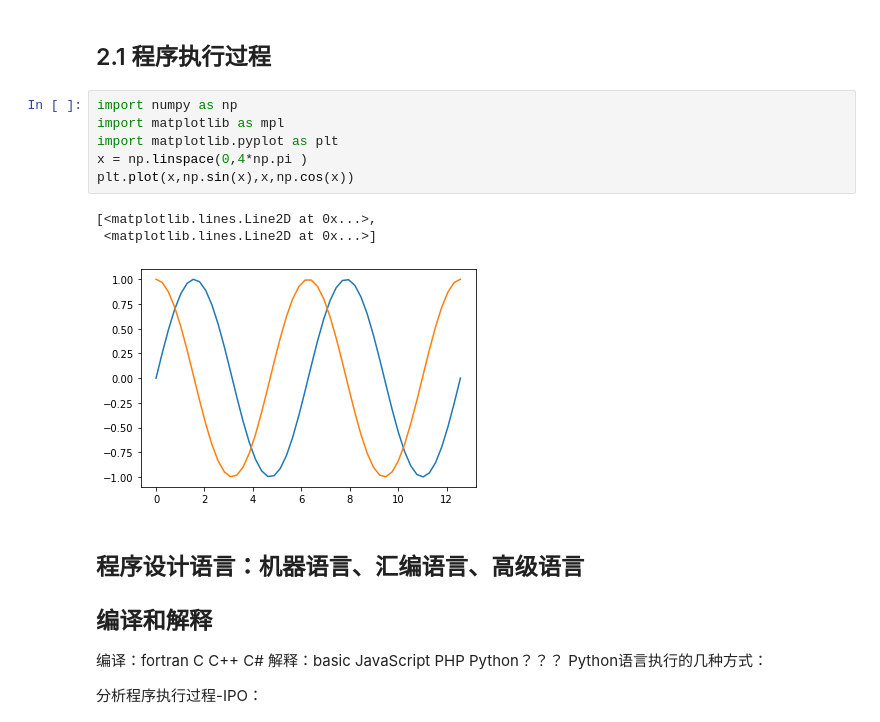
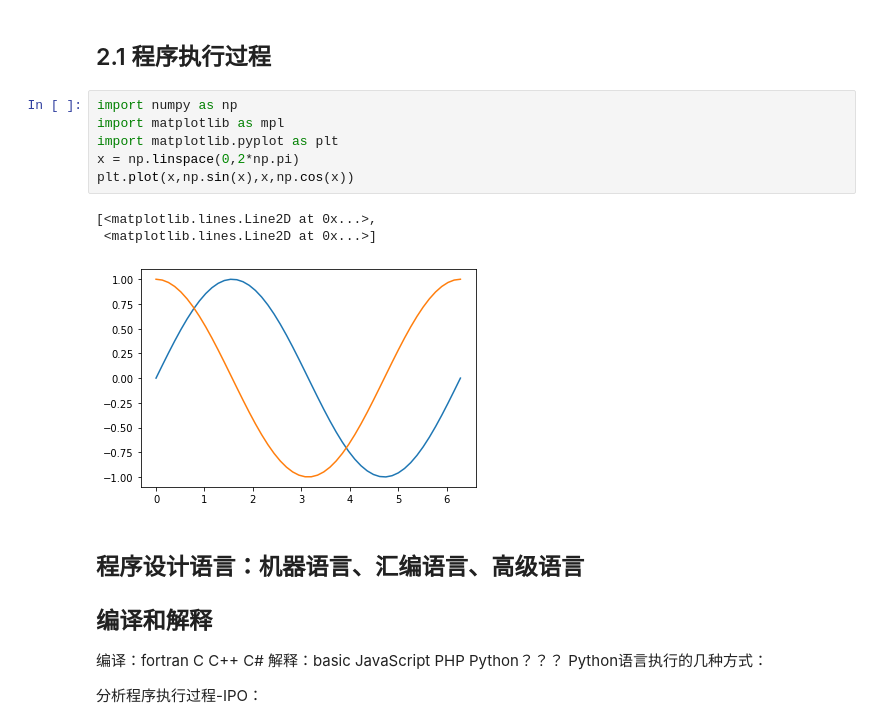
Before and after one commit to besttea/BestteaPythonWork, a Jupyter notebook: 第二课程序设计基础.ipynb, the cells around one changed output. Saved outputs shown, nothing was run; the diff lists cells and outputs as text.

```diff
--- a/第二课程序设计基础.ipynb
+++ b/第二课程序设计基础.ipynb
@@ -16,13 +16,13 @@
 # %%
 import numpy as np
 import matplotlib as mpl
 import matplotlib.pyplot as plt
-x = np.linspace(0,4*np.pi )
+x = np.linspace(0,2*np.pi)
 plt.plot(x,np.sin(x),x,np.cos(x))
 # %% [output]
 [<matplotlib.lines.Line2D at 0x...>,
  <matplotlib.lines.Line2D at 0x...>]
-[figure, old version]
+[figure, new version]
 # %% [markdown]
 ## 程序设计语言：机器语言、汇编语言、高级语言
 ## 编译和解释
```
Also changed, not shown: parts of 2 cells of this notebook, 4 other files.
